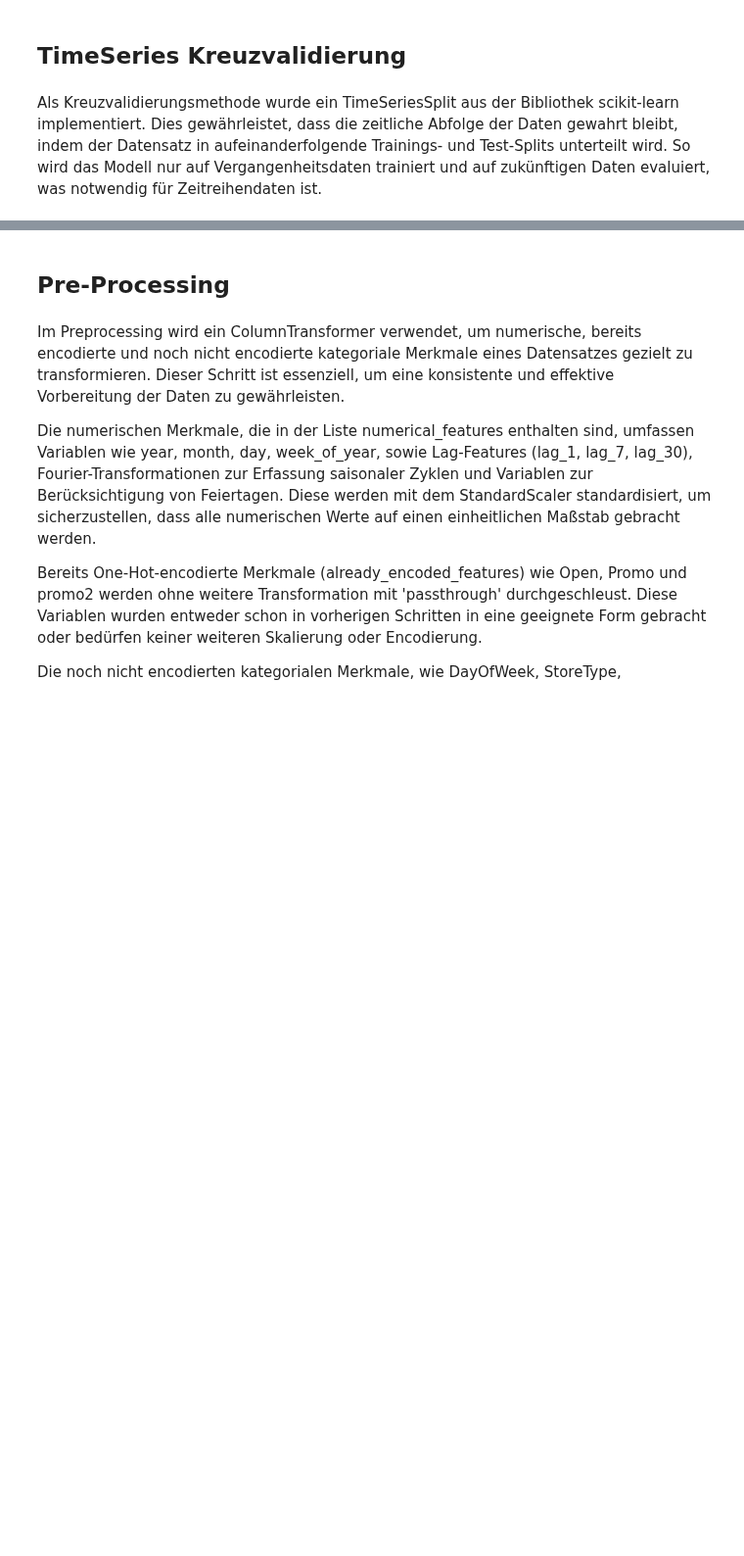
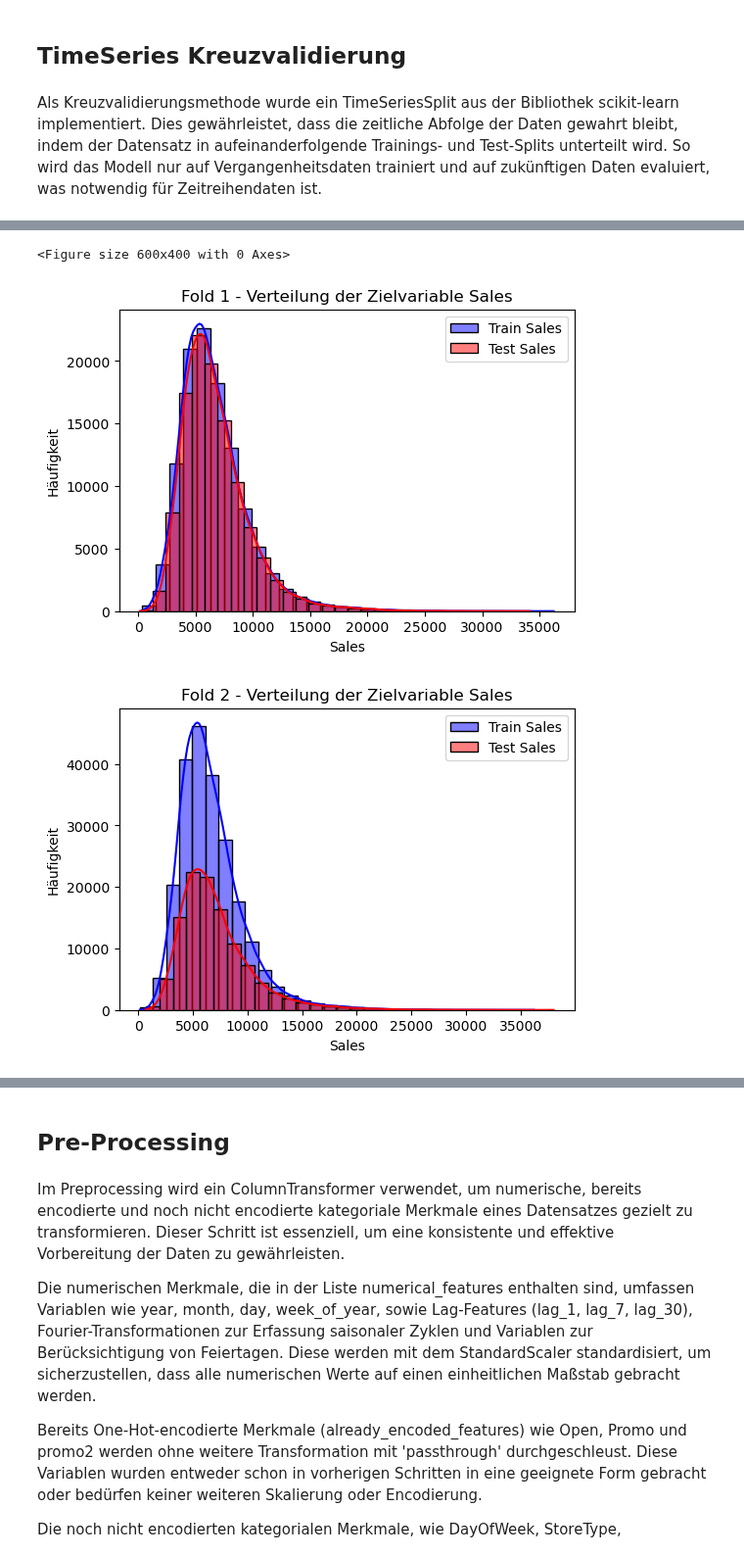
Before and after one commit to brk2ran/DataMining2024, a Jupyter notebook: notebooks/6_preprocessing.ipynb, the cells around one changed output, grey strips where cells are left out. Shown at 98% size. Saved outputs shown, nothing was run; the diff lists cells and outputs as text; code cells hidden in the pictures; blank space fills up the shorter version.

```diff
--- a/notebooks/6_preprocessing.ipynb
+++ b/notebooks/6_preprocessing.ipynb
@@ -34,0 +73,18 @@ rmspe_scorer = make_scorer(rmspe, greater_is_better=False)
+# %%
+# Datensatz sortieren, falls nicht bereits geschehen (angenommen, du hast eine Spalte 'Date')
+data = data.sort_values('Date')
+
+# auch noch Text hinzufügen
+data = data[data ['Open']!=0]
+data = data[data ['Sales']>0]
+
+# Zielvariable und Features definieren
+X = data.drop(['Sales',  'Open'], axis=1)  # 'Date' wird entfernt, wenn es keine erklärende Variable ist
+y = data['Sales']
+
+# Berechnung der Anzahl der Testdaten (20 % des Datensatzes)
+test_size = int(len(data) * 0.2)
+
+# Aufteilen der Daten in Trainings- und Testdaten
+X_train, X_test = X.iloc[:-test_size], X.iloc[-test_size:]
+y_train, y_test = y.iloc[:-test_size], y.iloc[-test_size:]
@@ -122,0 +132,40 @@ AttributeError: partially initialized module 'pandas' has no attribute '_pandas_
+# %%
+import matplotlib.pyplot as plt
+import seaborn as sns
+from sklearn.model_selection import TimeSeriesSplit
+
+# Zeitbasierte Cross-Validation initialisieren
+tscv = TimeSeriesSplit(n_splits=5)
+
+# Erstellen einer Liste für die Verteilung der Zielvariable
+sales_in_folds = []
+
+# Schleife über die Folds, um die Trainings- und Test-Zielwerte zu extrahieren
+for fold, (train_index, test_index) in enumerate(tscv.split(X_train)):
+    train_sales = y_train.iloc[train_index]  # Extrahiere die Zielwerte der Trainingsdaten
+    test_sales = y_train.iloc[test_index]    # Extrahiere die Zielwerte der Testdaten
+
+    # Speichere die Zielwerte für die Visualisierung
+    sales_in_folds.append((train_sales, test_sales))
+
+# Visualisierung der Verteilung der Zielvariable "Sales" als Histogramm für jeden Fold
+plt.figure(figsize=(6, 4))
+for fold_idx, (train_sales, test_sales) in enumerate(sales_in_folds):
+    plt.figure(figsize=(6, 4))
+
+    # Histogramm für Trainings-Sales
+    sns.histplot(train_sales, color='blue', kde=True, label='Train Sales', bins=30)
+
+    # Histogramm für Test-Sales
+    sns.histplot(test_sales, color='red', kde=True, label='Test Sales', bins=30)
+
+    # Beschriftungen und Titel
+    plt.title(f'Fold {fold_idx + 1} - Verteilung der Zielvariable Sales')
+    plt.xlabel('Sales')
+    plt.ylabel('Häufigkeit')
+    plt.legend()
+    plt.show()
+# %% [output]
+<Figure size 600x400 with 0 Axes>
+[figure, added]
+[figure, added]
```
Also changed, not shown: parts of 28 cells of this notebook, 2 other files.
